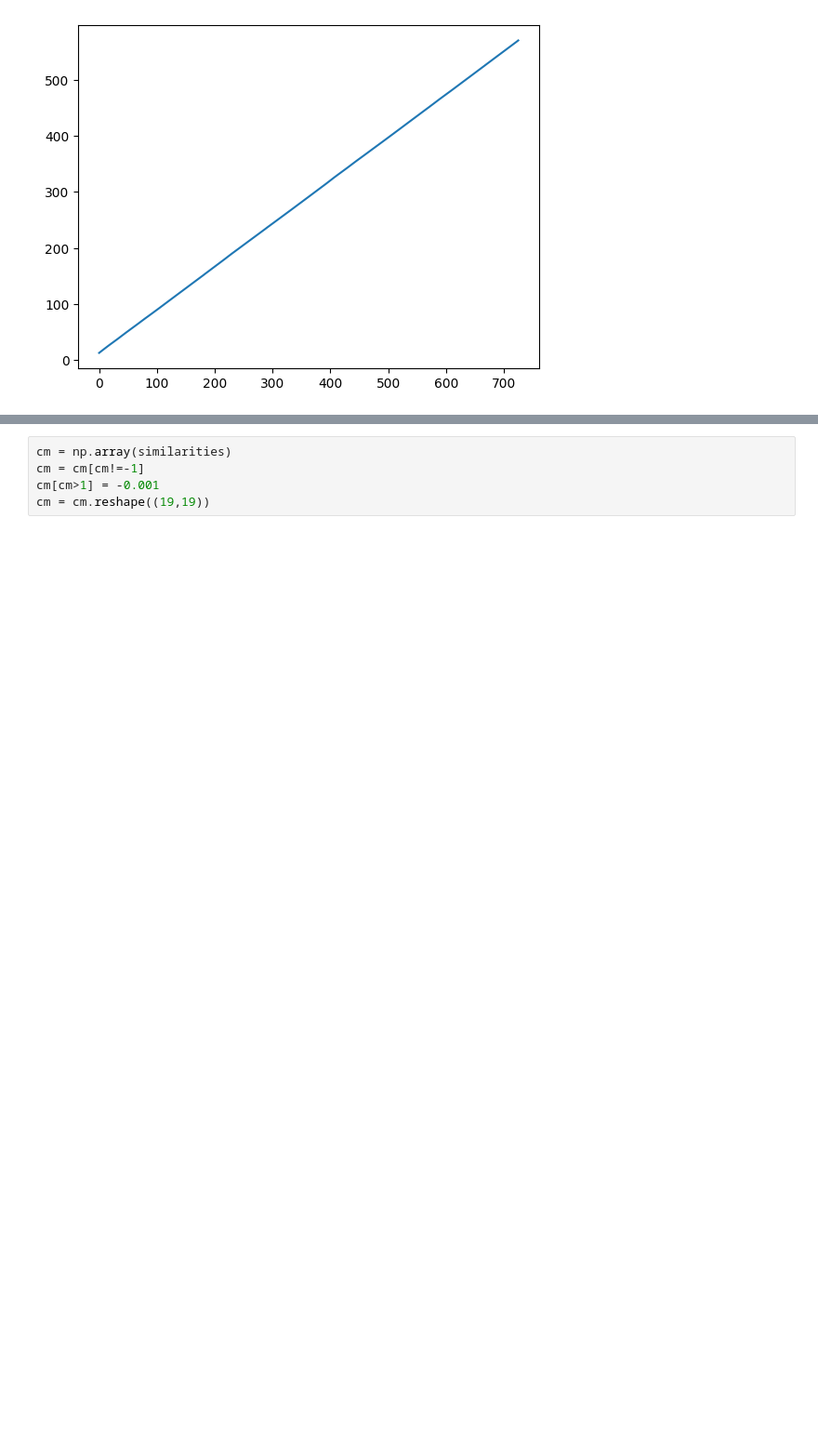
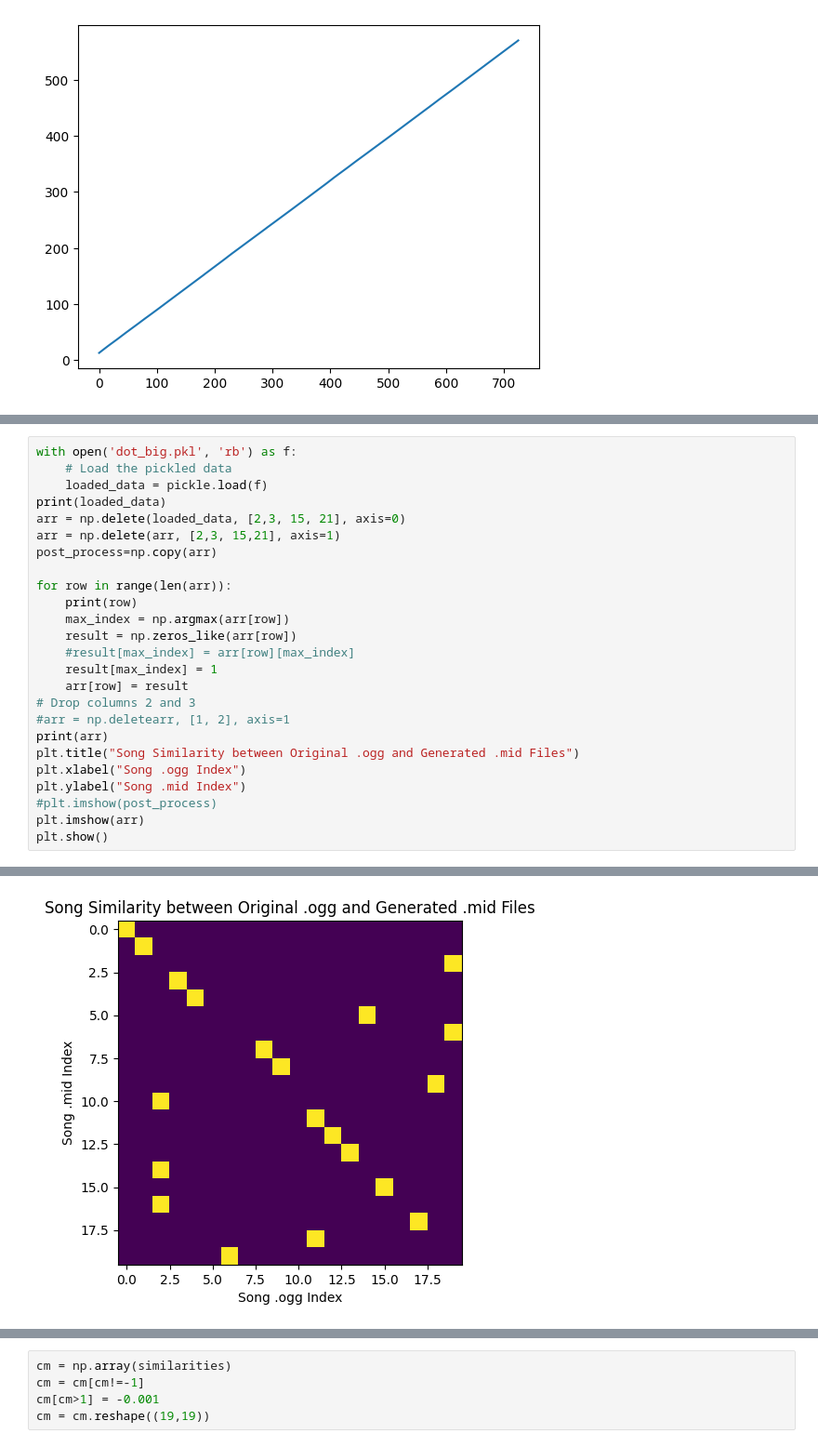
Before and after one commit to mb6611/audio2hero, a Jupyter notebook: note_density.ipynb, the cells around one changed output, grey strips where cells are left out. Shown at 93% size. Cells and saved outputs as stored; diff of their text form; blank space fills up the shorter version.

```diff
--- a/note_density.ipynb
+++ b/note_density.ipynb
@@ -412,0 +517,26 @@ Unable to allocate 673. TiB for an array with shape (9625170, 9605951) and data
+# %%
+with open('dot_big.pkl', 'rb') as f:
+    # Load the pickled data
+    loaded_data = pickle.load(f)
+print(loaded_data)
+arr = np.delete(loaded_data, [2,3, 15, 21], axis=0)
+arr = np.delete(arr, [2,3, 15,21], axis=1)
+post_process=np.copy(arr)
+
+for row in range(len(arr)):
+    print(row)
+    max_index = np.argmax(arr[row])
+    result = np.zeros_like(arr[row])
+    #result[max_index] = arr[row][max_index]
+    result[max_index] = 1
+    arr[row] = result
+# Drop columns 2 and 3
+#arr = np.deletearr, [1, 2], axis=1
+print(arr)
+plt.title("Song Similarity between Original .ogg and Generated .mid Files")
+plt.xlabel("Song .ogg Index")
+plt.ylabel("Song .mid Index")
+#plt.imshow(post_process)
+plt.imshow(arr)
+plt.show()
+# %% [output]
@@ -412,0 +560 @@ Unable to allocate 673. TiB for an array with shape (9625170, 9605951) and data
+[figure, added]
```
Also changed, not shown: parts of 11 cells of this notebook, 7 other files.
